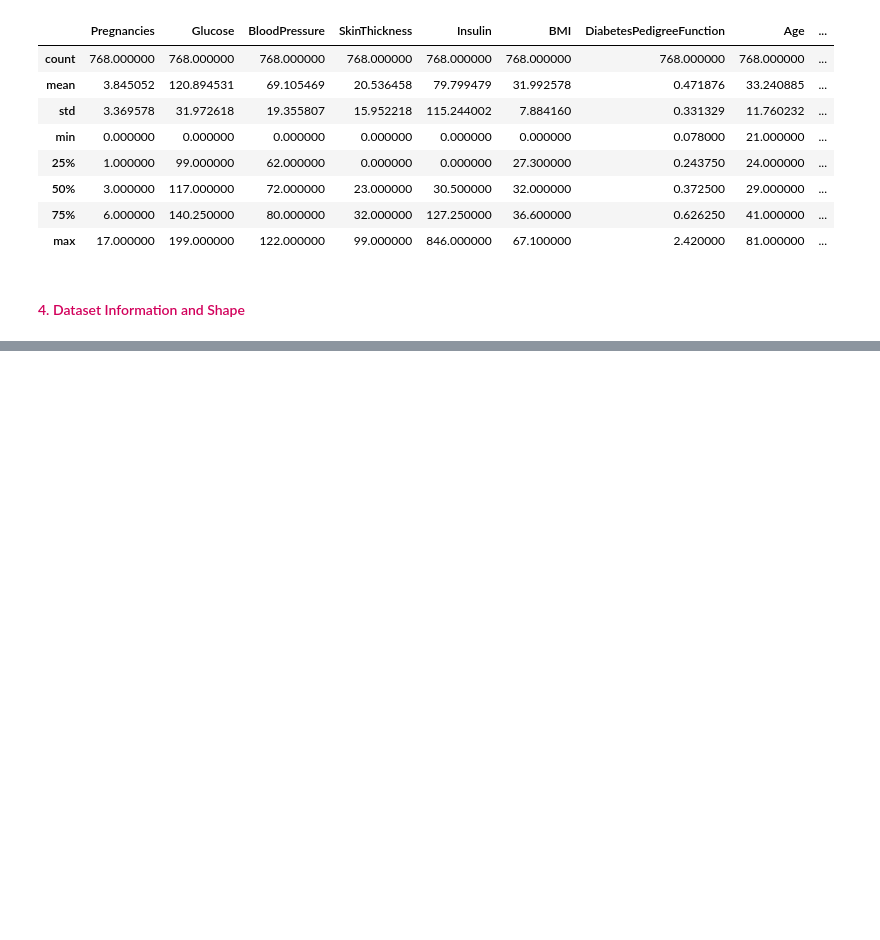
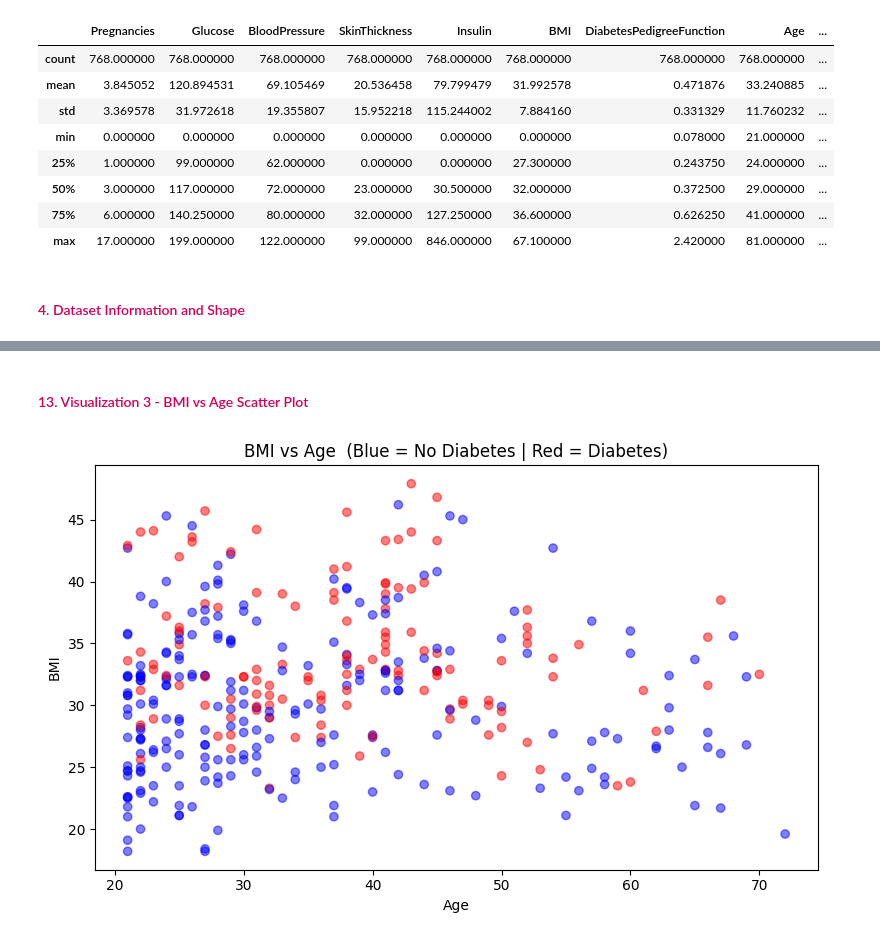
Before and after one commit to ramah83/Diabetes-Prediction, a Jupyter notebook: Diabetes Prediction .ipynb, the cells around one changed output, grey strips where cells are left out. Cells and saved outputs as stored; diff of their text form; code cells hidden in the pictures; blank space fills up the shorter version.

```diff
--- a/Diabetes Prediction .ipynb
+++ b/Diabetes Prediction .ipynb
@@ -184,0 +200,13 @@ The `ci` parameter is deprecated. Use `errorbar=None` for the same effect.
+# %% [markdown]
+<h4 style="color:#d2005bff">13. Visualization 3 - BMI vs Age Scatter Plot</h4>
+# %%
+plt.figure(figsize=(8, 5))
+colors = diabetes['Outcome'].map({0: 'blue', 1: 'red'})
+plt.scatter(diabetes['Age'], diabetes['BMI'], c=colors, alpha=0.5)
+plt.xlabel('Age')
+plt.ylabel('BMI')
+plt.title('BMI vs Age  (Blue = No Diabetes | Red = Diabetes)')
+plt.tight_layout()
+plt.show()
+# %% [output]
+[figure, added]
```
Also changed, not shown: parts of 70 cells of this notebook, 10 other files.
